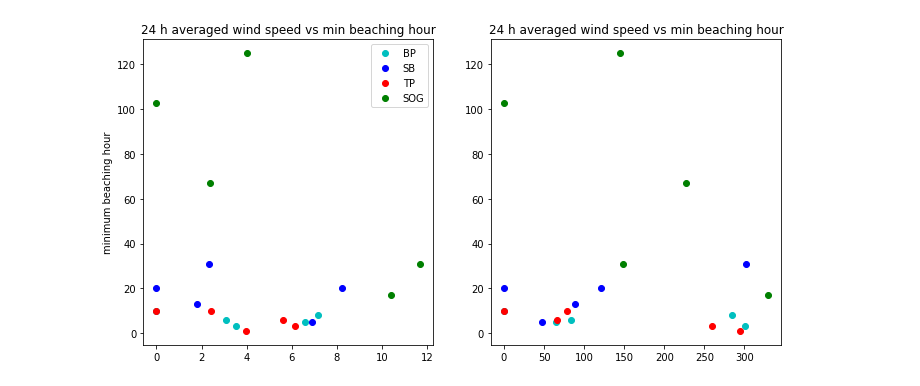
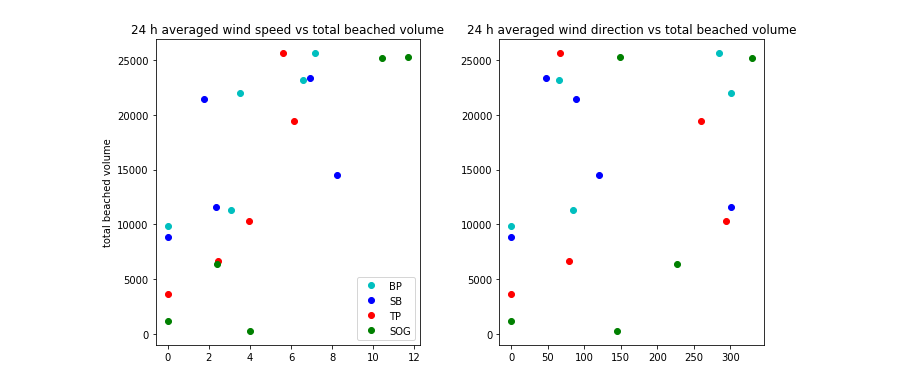
Before and after one commit to SalishSeaCast/analysis-vicky, a Jupyter notebook: notebooks/ScatterPlots.ipynb, the cells around one changed output. Cells and saved outputs as stored; diff of their text form; code cells hidden in the pictures.

Commit message:
add plots for total beached volume and mode of beaching hours

```diff
--- a/notebooks/ScatterPlots.ipynb
+++ b/notebooks/ScatterPlots.ipynb
@@ -335,60 +304,60 @@ plt.tight_layout()
 # %%
 fig, ax = plt.subplots(1, 2, figsize = (10,5))
-ax[0].plot(np.mean(BPs0), np.min(np.ma.masked_equal(BP350high.variables['Beaching_Time'][:], 0)), 'co', label = 'BP')
-ax[0].plot(np.mean(BPs1), np.min(np.ma.masked_equal(BP350low.variables['Beaching_Time'][:], 0)), 'co')
-ax[0].plot(np.mean(BPs2), np.min(np.ma.masked_equal(BP150high.variables['Beaching_Time'][:], 0)),'co')
-ax[0].plot(np.mean(BPs3), np.min(np.ma.masked_equal(BP150low.variables['Beaching_Time'][:], 0)),'co')
-ax[0].plot(np.mean(BPs4), np.min(np.ma.masked_equal(BPzero.variables['Beaching_Time'][:], 0)),'co')
+ax[0].plot(np.mean(BPs0), np.sum(BP350high.variables['Beaching_Volume'][-1,:]), 'co', label = 'BP')
+ax[0].plot(np.mean(BPs1), np.sum(BP350low.variables['Beaching_Volume'][-1,:]), 'co')
+ax[0].plot(np.mean(BPs2), np.sum(BP150high.variables['Beaching_Volume'][-1,:]),'co')
+ax[0].plot(np.mean(BPs3), np.sum(BP150low.variables['Beaching_Volume'][-1,:]),'co')
+ax[0].plot(np.mean(BPs4), np.sum(BPzero.variables['Beaching_Volume'][-1,:]),'co')
 
-ax[0].plot(np.mean(SBs0), np.min(np.ma.masked_equal(SB350high.variables['Beaching_Time'][:], 0)), 'bo', label = 'SB')
-ax[0].plot(np.mean(SBs1), np.min(np.ma.masked_equal(SB350low.variables['Beaching_Time'][:], 0)), 'bo')
-ax[0].plot(np.mean(SBs2), np.min(np.ma.masked_equal(SB150high.variables['Beaching_Time'][:], 0)),'bo')
-ax[0].plot(np.mean(SBs3), np.min(np.ma.masked_equal(SB150low.variables['Beaching_Time'][:], 0)),'bo')
-ax[0].plot(np.mean(SBs4), np.min(np.ma.masked_equal(SBzero.variables['Beaching_Time'][:], 0)),'bo')
+ax[0].plot(np.mean(SBs0), np.sum(SB350high.variables['Beaching_Volume'][-1,:]), 'bo', label = 'SB')
+ax[0].plot(np.mean(SBs1), np.sum(SB350low.variables['Beaching_Volume'][-1,:]), 'bo')
+ax[0].plot(np.mean(SBs2), np.sum(SB150high.variables['Beaching_Volume'][-1,:]),'bo')
+ax[0].plot(np.mean(SBs3), np.sum(SB150low.variables['Beaching_Volume'][-1,:]),'bo')
+ax[0].plot(np.mean(SBs4), np.sum(SBzero.variables['Beaching_Volume'][-1,:]),'bo')
 
-ax[0].plot(np.mean(TPs0), np.min(np.ma.masked_equal(TP350high.variables['Beaching_Time'][:], 0)), 'ro', label = 'TP')
-ax[0].plot(np.mean(TPs1), np.min(np.ma.masked_equal(TP350low.variables['Beaching_Time'][:], 0)), 'ro')
-ax[0].plot(np.mean(TPs2), np.min(np.ma.masked_equal(TP150high.variables['Beaching_Time'][:], 0)),'ro')
-ax[0].plot(np.mean(TPs3), np.min(np.ma.masked_equal(TP150low.variables['Beaching_Time'][:], 0)),'ro')
-ax[0].plot(np.mean(TPs4), np.min(np.ma.masked_equal(TPzero.variables['Beaching_Time'][:], 0)),'ro')
+ax[0].plot(np.mean(TPs0), np.sum(TP350high.variables['Beaching_Volume'][-1,:]), 'ro', label = 'TP')
+ax[0].plot(np.mean(TPs1), np.sum(TP350low.variables['Beaching_Volume'][-1,:]), 'ro')
+ax[0].plot(np.mean(TPs2), np.sum(TP150high.variables['Beaching_Volume'][-1,:]),'ro')
+ax[0].plot(np.mean(TPs3), np.sum(TP150low.variables['Beaching_Volume'][-1,:]),'ro')
+ax[0].plot(np.mean(TPs4), np.sum(TPzero.variables['Beaching_Volume'][-1,:]),'ro')
 
-ax[0].plot(np.mean(SOGs0), np.min(np.ma.masked_equal(SOG350high.variables['Beaching_Time'][:], 0)), 'go', label = 'SOG')
-ax[0].plot(np.mean(SOGs1), np.min(np.ma.masked_equal(SOG350low.variables['Beaching_Time'][:], 0)), 'go')
-ax[0].plot(np.mean(SOGs2), np.min(np.ma.masked_equal(SOG150high.variables['Beaching_Time'][:], 0)),'go')
-ax[0].plot(np.mean(SOGs3), np.min(np.ma.masked_equal(SOG150low.variables['Beaching_Time'][:], 0)),'go')
-ax[0].plot(np.mean(SOGs4), np.min(np.ma.masked_equal(SOGzero.variables['Beaching_Time'][:], 0)),'go')
+ax[0].plot(np.mean(SOGs0), np.sum(SOG350high.variables['Beaching_Volume'][-1,:]), 'go', label = 'SOG')
+ax[0].plot(np.mean(SOGs1), np.sum(SOG350low.variables['Beaching_Volume'][-1,:]), 'go')
+ax[0].plot(np.mean(SOGs2), np.sum(SOG150high.variables['Beaching_Volume'][-1,:]),'go')
+ax[0].plot(np.mean(SOGs3), np.sum(SOG150low.variables['Beaching_Volume'][-1,:]),'go')
+ax[0].plot(np.mean(SOGs4), np.sum(SOGzero.variables['Beaching_Volume'][-1,:]),'go')
 
 ax[0].legend()
-ax[0].set_title('24 h averaged wind speed vs min beaching hour')
-ax[0].set_ylabel('minimum beaching hour')
+ax[0].set_title('24 h averaged wind speed vs total beached volume')
+ax[0].set_ylabel('total beached volume')
 
 
-ax[1].plot(np.mean(BPd0), np.min(np.ma.masked_equal(BP350high.variables['Beaching_Time'][:], 0)), 'co', label = 'TP 100 high')
-ax[1].plot(np.mean(BPd1), np.min(np.ma.masked_equal(BP350low.variables['Beaching_Time'][:], 0)), 'co', label = 'TP 100 low')
-ax[1].plot(np.mean(BPd2), np.min(np.ma.masked_equal(BP150high.variables['Beaching_Time'][:], 0)),'co', label = 'TP 270 high')
-ax[1].plot(np.mean(BPd3), np.min(np.ma.masked_equal(BP150low.variables['Beaching_Time'][:], 0)),'co', label = 'TP 270 low')
-ax[1].plot(np.mean(BPd4), np.min(np.ma.masked_equal(BPzero.variables['Beaching_Time'][:], 0)),'co', label = 'TP zero')
+ax[1].plot(np.mean(BPd0), np.sum(BP350high.variables['Beaching_Volume'][-1,:]), 'co', label = 'BP')
+ax[1].plot(np.mean(BPd1), np.sum(BP350low.variables['Beaching_Volume'][-1,:]), 'co')
+ax[1].plot(np.mean(BPd2), np.sum(BP150high.variables['Beaching_Volume'][-1,:]),'co')
+ax[1].plot(np.mean(BPd3), np.sum(BP150low.variables['Beaching_Volume'][-1,:]),'co')
+ax[1].plot(np.mean(BPd4), np.sum(BPzero.variables['Beaching_Volume'][-1,:]),'co')
 
-ax[1].plot(np.mean(SBd0), np.min(np.ma.masked_equal(SB350high.variables['Beaching_Time'][:], 0)), 'bo')
-ax[1].plot(np.mean(SBd1), np.min(np.ma.masked_equal(SB350low.variables['Beaching_Time'][:], 0)), 'bo')
-ax[1].plot(np.mean(SBd2), np.min(np.ma.masked_equal(SB150high.variables['Beaching_Time'][:], 0)),'bo')
-ax[1].plot(np.mean(SBd3), np.min(np.ma.masked_equal(SB150low.variables['Beaching_Time'][:], 0)),'bo')
-ax[1].plot(np.mean(SBd4), np.min(np.ma.masked_equal(SBzero.variables['Beaching_Time'][:], 0)),'bo')
+ax[1].plot(np.mean(SBd0), np.sum(SB350high.variables['Beaching_Volume'][-1,:]), 'bo', label = 'SB')
+ax[1].plot(np.mean(SBd1), np.sum(SB350low.variables['Beaching_Volume'][-1,:]), 'bo')
+ax[1].plot(np.mean(SBd2), np.sum(SB150high.variables['Beaching_Volume'][-1,:]),'bo')
+ax[1].plot(np.mean(SBd3), np.sum(SB150low.variables['Beaching_Volume'][-1,:]),'bo')
+ax[1].plot(np.mean(SBd4), np.sum(SBzero.variables['Beaching_Volume'][-1,:]),'bo')
 
-ax[1].plot(np.mean(TPd0), np.min(np.ma.masked_equal(TP350high.variables['Beaching_Time'][:], 0)), 'ro')
-ax[1].plot(np.mean(TPd1), np.min(np.ma.masked_equal(TP350low.variables['Beaching_Time'][:], 0)), 'ro')
-ax[1].plot(np.mean(TPd2), np.min(np.ma.masked_equal(TP150high.variables['Beaching_Time'][:], 0)),'ro')
-ax[1].plot(np.mean(TPd3), np.min(np.ma.masked_equal(TP150low.variables['Beaching_Time'][:], 0)),'ro')
-ax[1].plot(np.mean(TPd4), np.min(np.ma.masked_equal(TPzero.variables['Beaching_Time'][:], 0)),'ro')
+ax[1].plot(np.mean(TPd0), np.sum(TP350high.variables['Beaching_Volume'][-1,:]), 'ro', label = 'TP')
+ax[1].plot(np.mean(TPd1), np.sum(TP350low.variables['Beaching_Volume'][-1,:]), 'ro')
+ax[1].plot(np.mean(TPd2), np.sum(TP150high.variables['Beaching_Volume'][-1,:]),'ro')
+ax[1].plot(np.mean(TPd3), np.sum(TP150low.variables['Beaching_Volume'][-1,:]),'ro')
+ax[1].plot(np.mean(TPd4), np.sum(TPzero.variables['Beaching_Volume'][-1,:]),'ro')
 
-ax[1].plot(np.mean(SOGd0), np.min(np.ma.masked_equal(SOG350high.variables['Beaching_Time'][:], 0)), 'go')
-ax[1].plot(np.mean(SOGd1), np.min(np.ma.masked_equal(SOG350low.variables['Beaching_Time'][:], 0)), 'go')
-ax[1].plot(np.mean(SOGd2), np.min(np.ma.masked_equal(SOG150high.variables['Beaching_Time'][:], 0)),'go')
-ax[1].plot(np.mean(SOGd3), np.min(np.ma.masked_equal(SOG150low.variables['Beaching_Time'][:], 0)),'go')
-ax[1].plot(np.mean(SOGd4), np.min(np.ma.masked_equal(SOGzero.variables['Beaching_Time'][:], 0)),'go')
+ax[1].plot(np.mean(SOGd0), np.sum(SOG350high.variables['Beaching_Volume'][-1,:]), 'go', label = 'SOG')
+ax[1].plot(np.mean(SOGd1), np.sum(SOG350low.variables['Beaching_Volume'][-1,:]), 'go')
+ax[1].plot(np.mean(SOGd2), np.sum(SOG150high.variables['Beaching_Volume'][-1,:]),'go')
+ax[1].plot(np.mean(SOGd3), np.sum(SOG150low.variables['Beaching_Volume'][-1,:]),'go')
+ax[1].plot(np.mean(SOGd4), np.sum(SOGzero.variables['Beaching_Volume'][-1,:]),'go')
 
-ax[1].set_title('24 h averaged wind speed vs min beaching hour')
+ax[1].set_title('24 h averaged wind direction vs total beached volume')
 
 plt.tight_layout()
 # %% [output]
-[figure, old version]
+[figure, new version]
```
Also changed, not shown: parts of 10 cells of this notebook.
